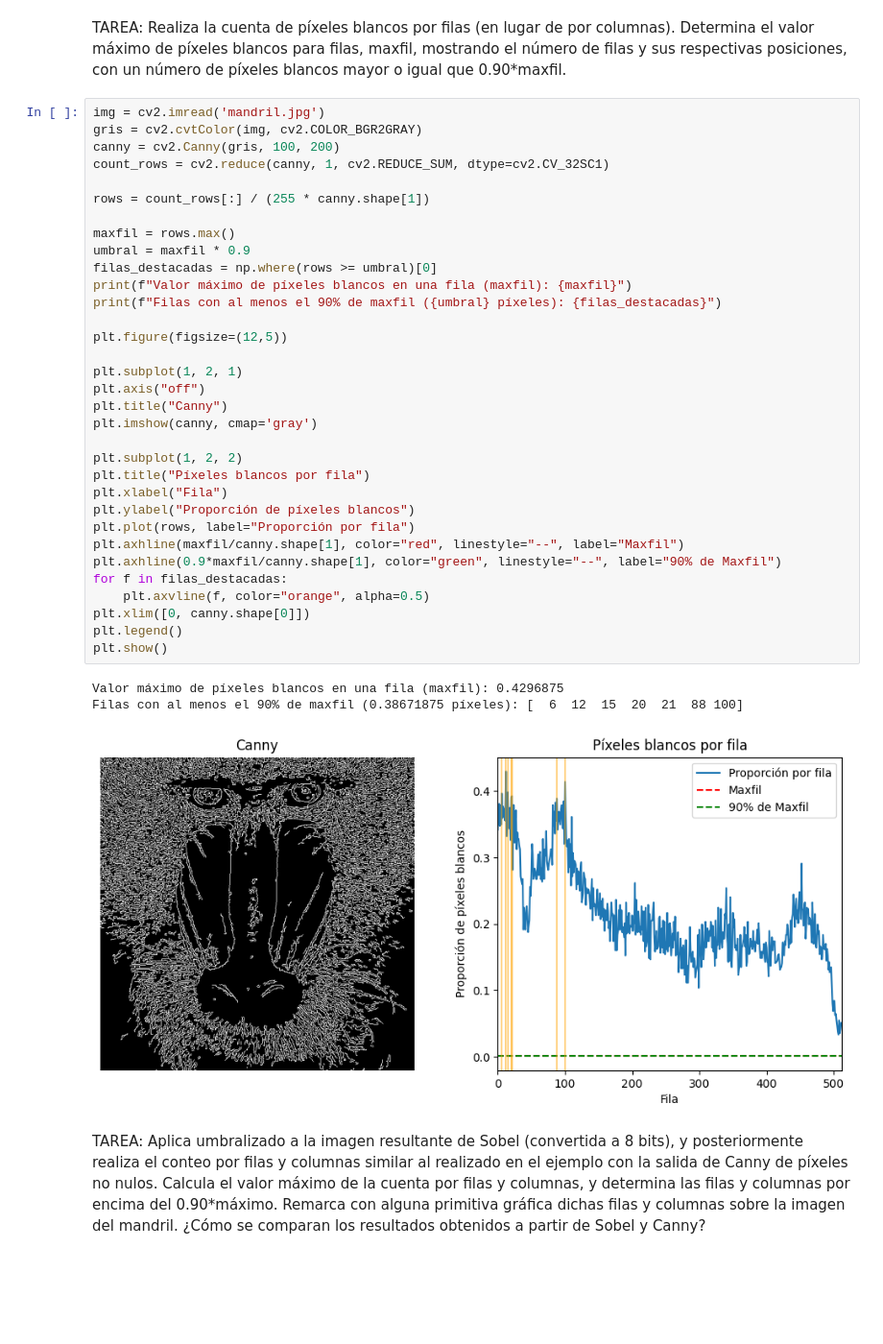
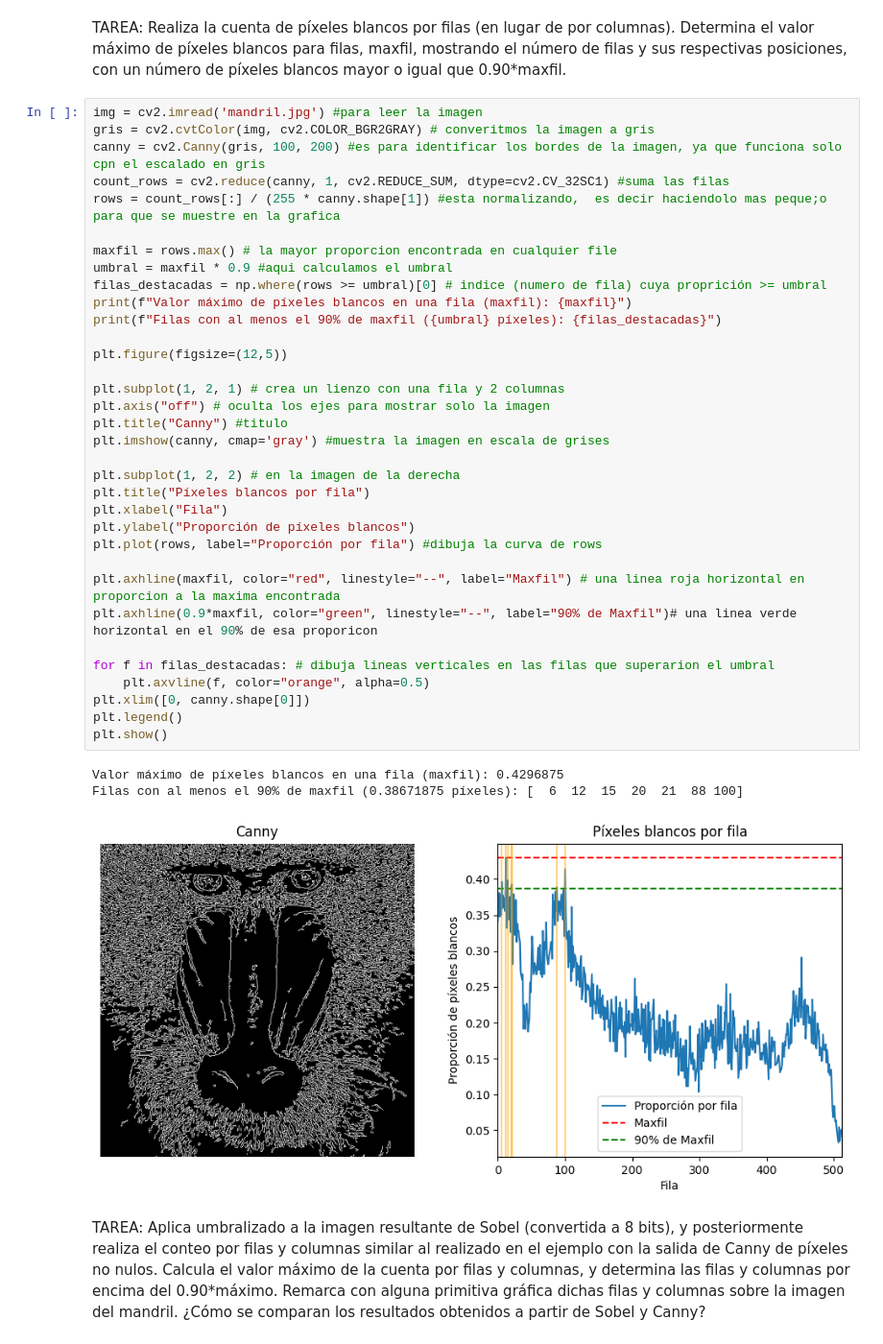
Before and after one commit to Nayade-5/VC-Practicas_g9, a Jupyter notebook: P2/VC_practica2.ipynb, the cells around one changed output. Shown at 96% size. Cells and saved outputs as stored; diff of their text form; blank space fills up the shorter version.

```diff
--- a/P2/VC_practica2.ipynb
+++ b/P2/VC_practica2.ipynb
@@ -6,42 +6,43 @@ from PIL import Image, ImageDraw, ImageFont
 # %% [markdown]
 TAREA: Realiza la cuenta de píxeles blancos por filas (en lugar de por columnas). Determina el valor máximo de píxeles blancos para filas, maxfil, mostrando el número de filas y sus respectivas posiciones, con un número de píxeles blancos mayor o igual que 0.90*maxfil.
 # %%
-img = cv2.imread('mandril.jpg')
-gris = cv2.cvtColor(img, cv2.COLOR_BGR2GRAY)
-canny = cv2.Canny(gris, 100, 200)
-count_rows = cv2.reduce(canny, 1, cv2.REDUCE_SUM, dtype=cv2.CV_32SC1)
+img = cv2.imread('mandril.jpg') #para leer la imagen
+gris = cv2.cvtColor(img, cv2.COLOR_BGR2GRAY) # converitmos la imagen a gris
+canny = cv2.Canny(gris, 100, 200) #es para identificar los bordes de la imagen, ya que funciona solo cpn el escalado en gris
+count_rows = cv2.reduce(canny, 1, cv2.REDUCE_SUM, dtype=cv2.CV_32SC1) #suma las filas
+rows = count_rows[:] / (255 * canny.shape[1]) #esta normalizando,  es decir haciendolo mas peque;o  para que se muestre en la grafica
 
-rows = count_rows[:] / (255 * canny.shape[1])
-
-maxfil = rows.max()
-umbral = maxfil * 0.9
-filas_destacadas = np.where(rows >= umbral)[0]
+maxfil = rows.max() # la mayor proporcion encontrada en cualquier file
+umbral = maxfil * 0.9 #aqui calculamos el umbral
+filas_destacadas = np.where(rows >= umbral)[0] # indice (numero de fila) cuya proprición >= umbral
 print(f"Valor máximo de píxeles blancos en una fila (maxfil): {maxfil}")
 print(f"Filas con al menos el 90% de maxfil ({umbral} píxeles): {filas_destacadas}")
 
 plt.figure(figsize=(12,5))
 
-plt.subplot(1, 2, 1)
-plt.axis("off")
-plt.title("Canny")
-plt.imshow(canny, cmap='gray')
+plt.subplot(1, 2, 1) # crea un lienzo con una fila y 2 columnas
+plt.axis("off") # oculta los ejes para mostrar solo la imagen
+plt.title("Canny") #titulo
+plt.imshow(canny, cmap='gray') #muestra la imagen en escala de grises
 
-plt.subplot(1, 2, 2)
+plt.subplot(1, 2, 2) # en la imagen de la derecha
 plt.title("Píxeles blancos por fila")
 plt.xlabel("Fila")
 plt.ylabel("Proporción de píxeles blancos")
-plt.plot(rows, label="Proporción por fila")
-plt.axhline(maxfil/canny.shape[1], color="red", linestyle="--", label="Maxfil")
-plt.axhline(0.9*maxfil/canny.shape[1], color="green", linestyle="--", label="90% de Maxfil")
-for f in filas_destacadas:
+plt.plot(rows, label="Proporción por fila") #dibuja la curva de rows
+
+plt.axhline(maxfil, color="red", linestyle="--", label="Maxfil") # una linea roja horizontal en proporcion a la maxima encontrada
+plt.axhline(0.9*maxfil, color="green", linestyle="--", label="90% de Maxfil")# una linea verde horizontal en el 90% de esa proporicon
+
+for f in filas_destacadas: # dibuja lineas verticales en las filas que superarion el umbral
     plt.axvline(f, color="orange", alpha=0.5)
 plt.xlim([0, canny.shape[0]])
 plt.legend()
 plt.show()
 # %% [output]
 Valor máximo de píxeles blancos en una fila (maxfil): 0.4296875
 Filas con al menos el 90% de maxfil (0.38671875 píxeles): [  6  12  15  20  21  88 100]
-[figure, old version]
+[figure, new version]
 # %% [markdown]
 TAREA: Aplica umbralizado a la imagen resultante de Sobel (convertida a 8 bits), y posteriormente realiza el conteo por filas y columnas similar al realizado en el ejemplo con la salida de Canny de píxeles no nulos. Calcula el valor máximo de la cuenta por filas y columnas, y determina las filas y columnas por encima del 0.90*máximo. Remarca con alguna primitiva gráfica dichas filas y columnas sobre la imagen del mandril. ¿Cómo se comparan los resultados obtenidos a partir de Sobel y Canny?
 # %%
```
Also changed, not shown: parts of 4 cells of this notebook, 1 other file.
